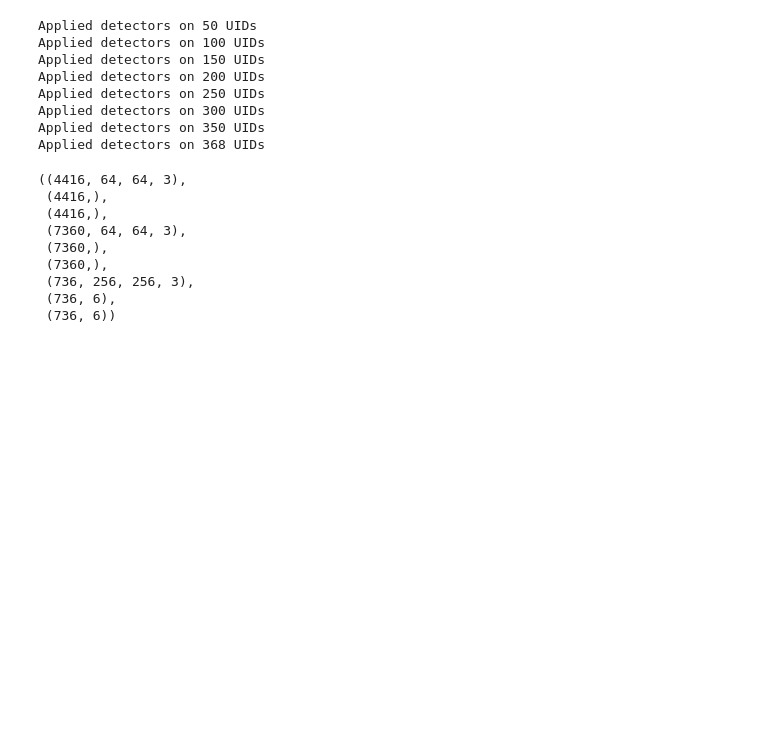
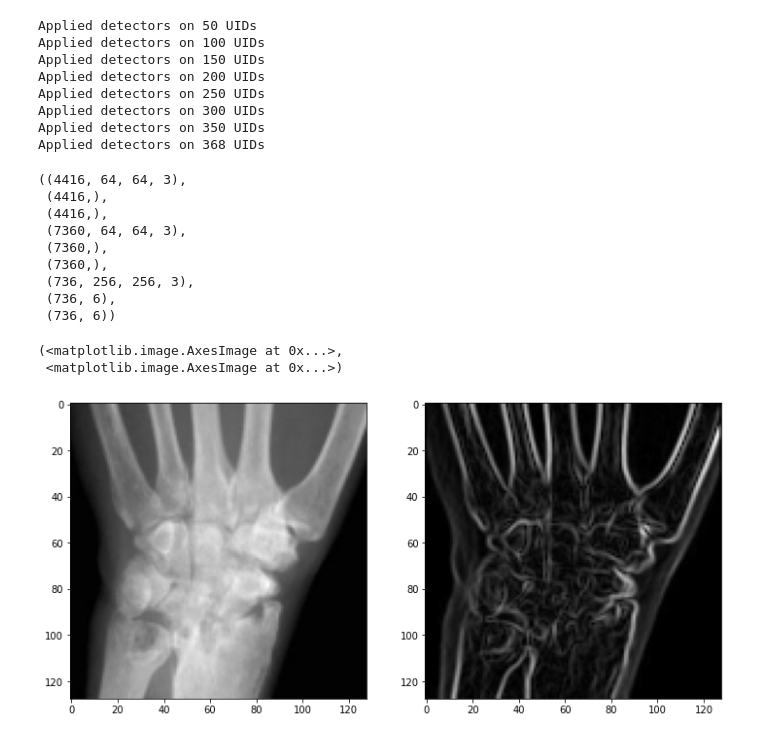
Before and after one commit to vladyorsh/bak, a Jupyter notebook: ra2_evaluators.ipynb, the cells around one changed output. Drawn from its saved outputs; the diff is of its cells as text; code cells hidden in the pictures; blank space fills up the shorter version.

```diff
--- a/ra2_evaluators.ipynb
+++ b/ra2_evaluators.ipynb
@@ -1548,0 +1563,42 @@ def get_wrist_erosion_estimator():
+# %%
+#@title Test filter function application
+
+def filter_image(image, sqrt_output = True, sobel=True):
+  h_k = [[1,   0, -1],
+         [2,   0, -2],
+         [1,   0, -1]] if sobel\
+         else\
+         [[1,   0, -1],
+         [1,   0, -1],
+         [1,   0, -1]]
+
+  v_k = [[1,   2,  1],
+         [0,   0,  0],
+         [-1, -2, -1]] if sobel\
+         else\
+         [[1,   1,  1],
+         [0,   0,  0],
+         [-1, -1, -1]]
+
+  h_k, v_k = np.array(h_k), np.array(v_k)
+
+  h_m = cv2.filter2D(image.astype(np.float64), -1, h_k)
+  v_m = cv2.filter2D(image.astype(np.float64), -1, v_k)
+
+  m = h_m * h_m + v_m * v_m
+  return np.sqrt(m) if sqrt_output else m
+
+tmpind = np.random.choice(len(wrist_common_joints))
+tmp = wrist_common_joints[tmpind]
+tmp = cv2.resize(tmp, (128, 128))
+
+tmp = (tmp, filter_image(tmp, True, True))
+
+_, ax = plt.subplots(ncols = 2, figsize=(12, 6))
+
+ax[0].imshow(normalize_image(tmp[0])),\
+ax[1].imshow(normalize_image(tmp[1]))
+# %% [output]
+(<matplotlib.image.AxesImage at 0x...>,
+ <matplotlib.image.AxesImage at 0x...>)
+[figure, added]
```
Also changed, not shown: parts of 8 cells of this notebook.
